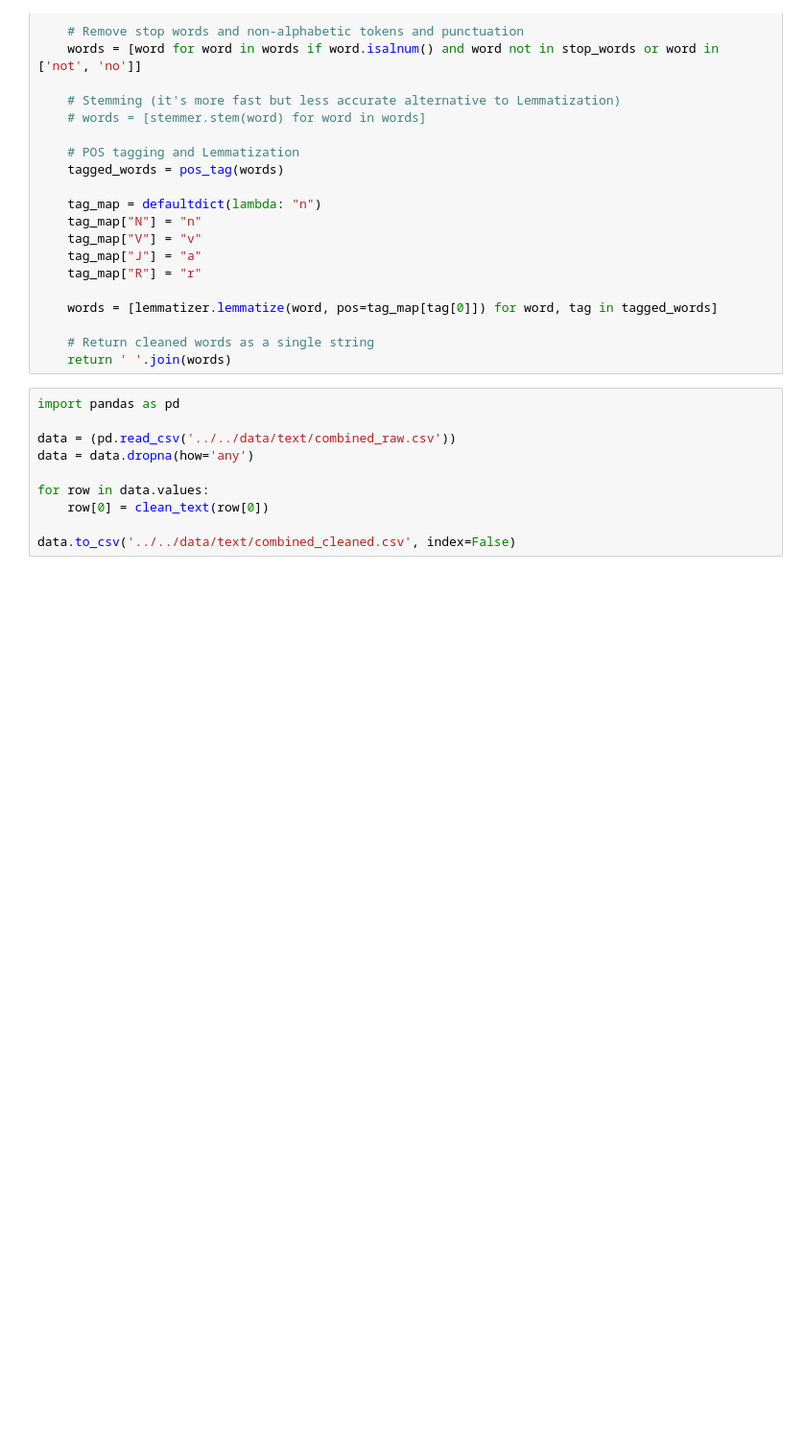
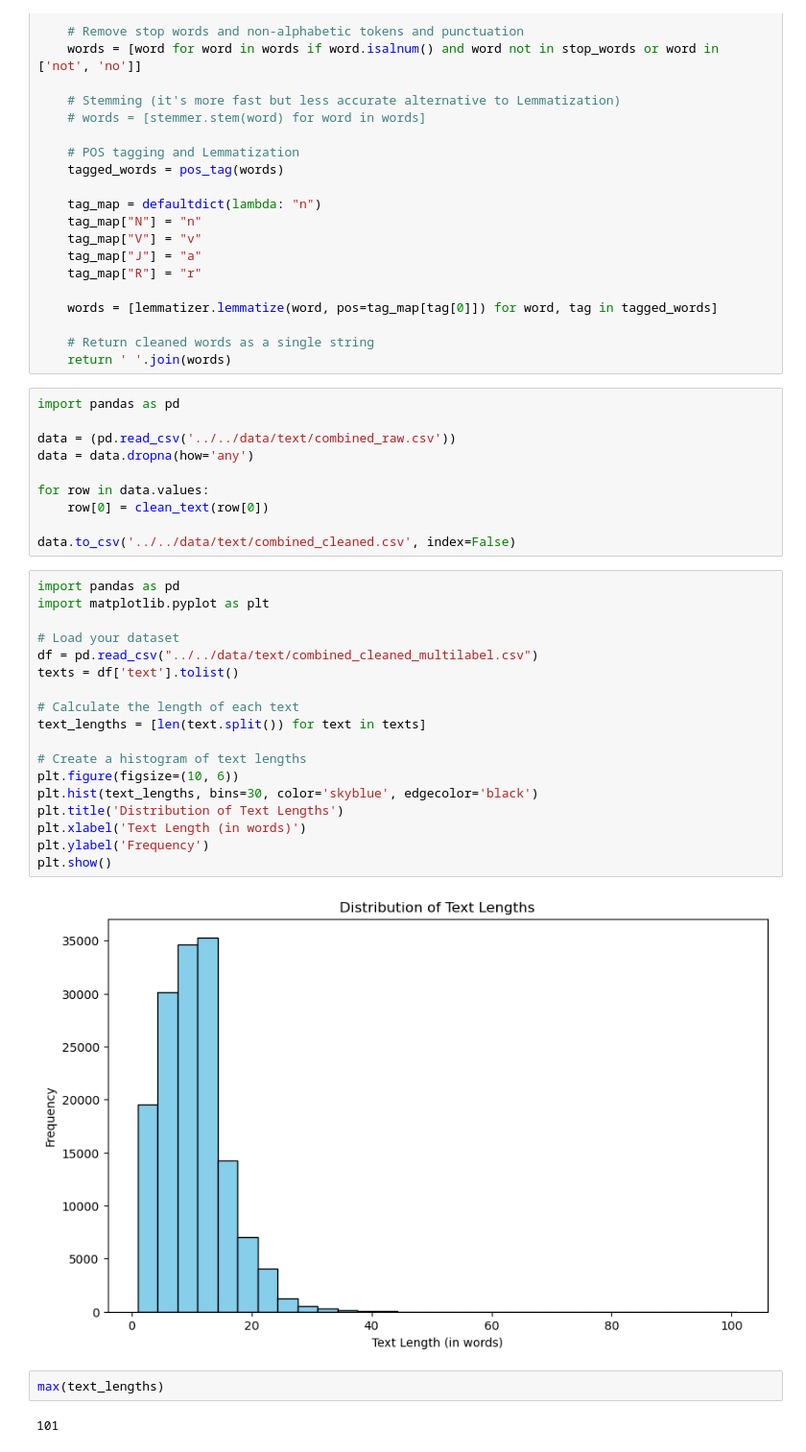
Before and after one commit to Dayfob/EmotionSensitiveVoiceAssistant, a Jupyter notebook: classification/text/preprocessing.ipynb, the cells around one changed output. Shown: that part at 96% size. Saved outputs shown, nothing was run; the diff lists cells and outputs as text; blank space fills up the shorter version.

```diff
--- a/classification/text/preprocessing.ipynb
+++ b/classification/text/preprocessing.ipynb
@@ -258,3 +258,27 @@ for row in data.values:
     row[0] = clean_text(row[0])
 
 data.to_csv('../../data/text/combined_cleaned.csv', index=False)
+# %%
+import pandas as pd
+import matplotlib.pyplot as plt
+
+# Load your dataset
+df = pd.read_csv("../../data/text/combined_cleaned_multilabel.csv")
+texts = df['text'].tolist()
+
+# Calculate the length of each text
+text_lengths = [len(text.split()) for text in texts]
+
+# Create a histogram of text lengths
+plt.figure(figsize=(10, 6))
+plt.hist(text_lengths, bins=30, color='skyblue', edgecolor='black')
+plt.title('Distribution of Text Lengths')
+plt.xlabel('Text Length (in words)')
+plt.ylabel('Frequency')
+plt.show()
+# %% [output]
+[figure, added]
+# %%
+max(text_lengths)
+# %% [output]
+101
```
Also changed, not shown: 2 other files.
